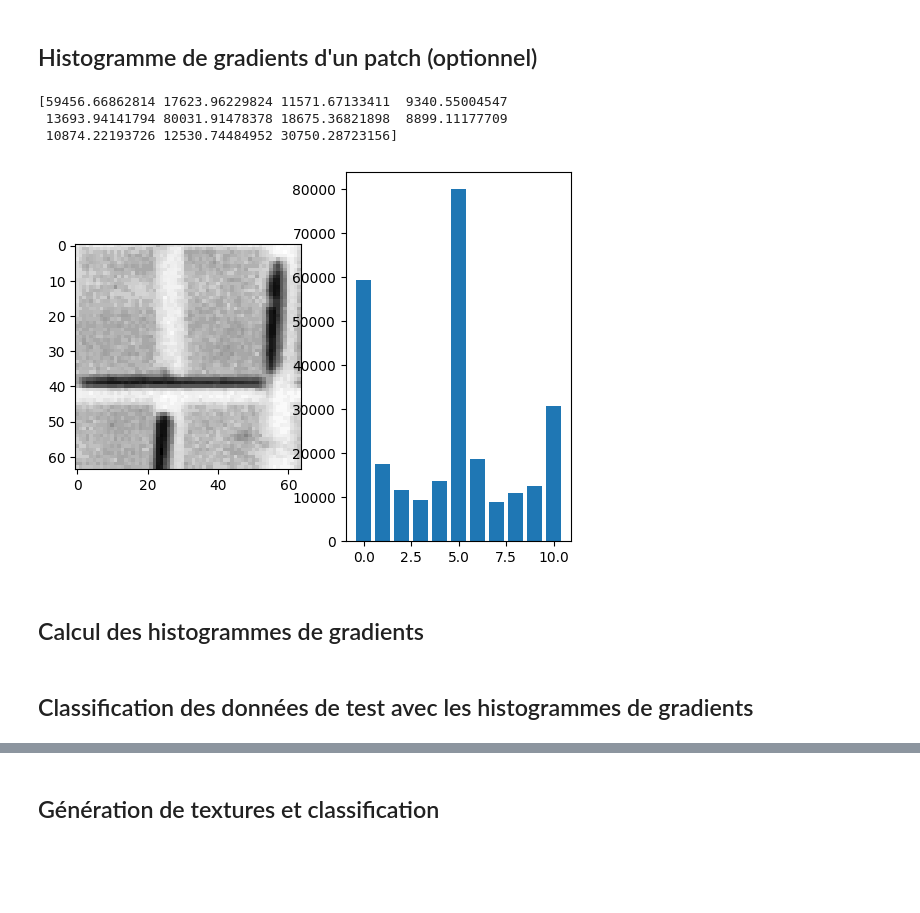
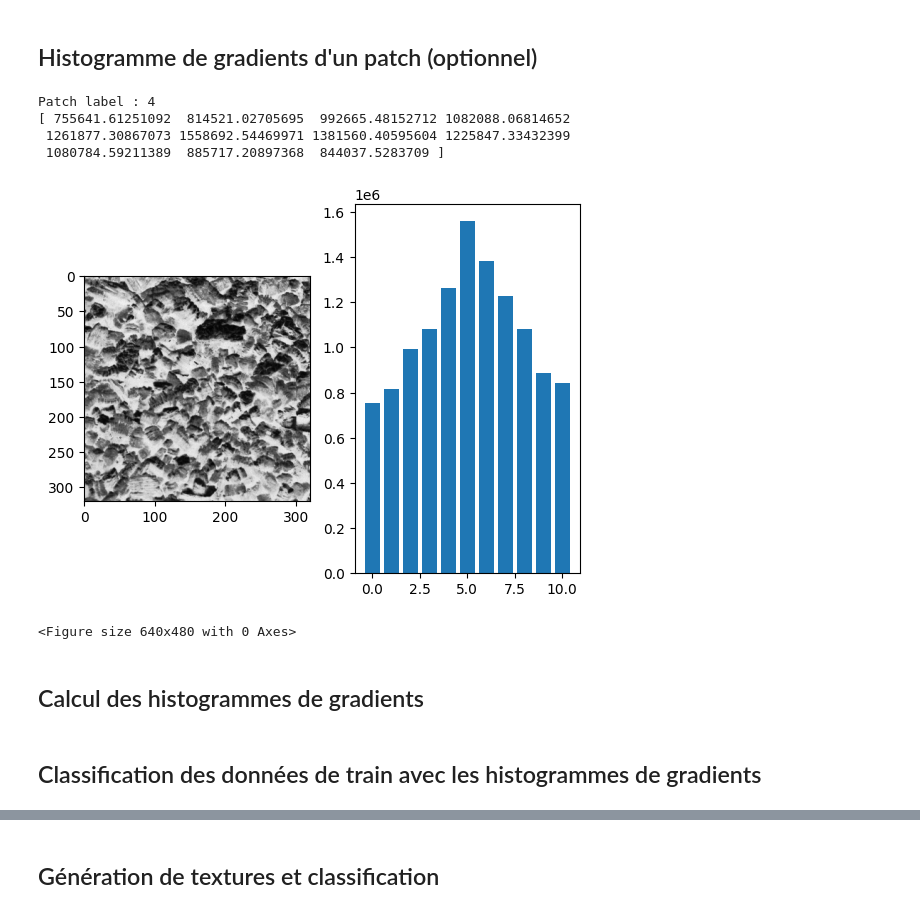
Before and after one commit to ljsp/Synthese-Classification-Textures, a Jupyter notebook: classification.ipynb, the cells around one changed output, grey strips where cells are left out. Drawn from its saved outputs; the diff is of its cells as text; code cells hidden in the pictures; blank space fills up the shorter version.

Commit message:
Added labels to the data

```diff
--- a/classification.ipynb
+++ b/classification.ipynb
@@ -88,20 +84,20 @@ def predict(data, cluster_centers):
 def train_test(filenames, patch_size):
     train_data = []
     test_data = []
+    img_data = []
     for i in range(len(filenames)):
-        img_data = []
         sample_image = Image.open(filenames[i])
         sample_image_gray = sample_image.convert('L')
         np_sample_img = np.array(sample_image_gray)
         for x in range(0, np_sample_img.shape[0], patch_size):
             for y in range(0, np_sample_img.shape[1], patch_size):
                 patch = np_sample_img[x:x + patch_size, y:y + patch_size]
-                img_data.append(patch)
+                img_data.append((patch, i))
 
-        random.shuffle(img_data)
-        half = int(len(img_data) / 2)
-        train_data.append(img_data[:half])
-        test_data.append(img_data[half:])
+    random.shuffle(img_data)
+    half = int(len(img_data) / 2)
+    train_data.append(img_data[:half])
+    test_data.append(img_data[half:])
 
     return train_data, test_data
 # %%
@@ -205,4 +201,4 @@ filenames = ["Colored_Brodatz/D1_COLORED.tif",
              "Colored_Brodatz/D4_COLORED.tif",
              "Colored_Brodatz/D5_COLORED.tif"]
 
-train_data, test_data = train_test(filenames, 64)
+train_data, test_data = train_test(filenames, 160)
@@ -219,23 +219,31 @@ for i in range(len(test_data[0])):
 # %% [markdown]
 ## Histogramme de gradients d'un patch (optionnel)
 # %%
-img = Image.fromarray(train_data[0][0])
+tuple = train_data[0][0]
+
+label = tuple[1]
+print("Patch label : {}".format(label))
+
+img = Image.fromarray(tuple[0])
 img_gray = img.convert('L')
 histogram = HOG(img_gray, 11)
 print(histogram)
 
 #print image and histogram
 fig = plt.figure()
 ax = fig.add_subplot(1,2,1)
 ax.imshow(img_gray, cmap='gray')
 ax = fig.add_subplot(1,2,2)
 ax.bar(np.arange(11), histogram)
 plt.show()
+plt.savefig("HOG.png")
 # %% [output]
-[59456.66862814 17623.96229824 11571.67133411  9340.55004547
- 13693.94141794 80031.91478378 18675.36821898  8899.11177709
- 10874.22193726 12530.74484952 30750.28723156]
+Patch label : 4
+[ 755641.61251092  814521.02705695  992665.48152712 1082088.06814652
+ 1261877.30867073 1558692.54469971 1381560.40595604 1225847.33432399
+ 1080784.59211389  885717.20897368  844037.5283709 ]
-[figure, old version]
+[figure, new version]
+<Figure size 640x480 with 0 Axes>
 # %% [markdown]
 ## Calcul des histogrammes de gradients
 # %%
@@ -249,3 +257,3 @@ for i in range(len(train_data)):
 # %% [markdown]
-## Classification des données de test avec les histogrammes de gradients
+## Classification des données de train avec les histogrammes de gradients
 # %%
```
Also changed, not shown: parts of 10 cells of this notebook.
